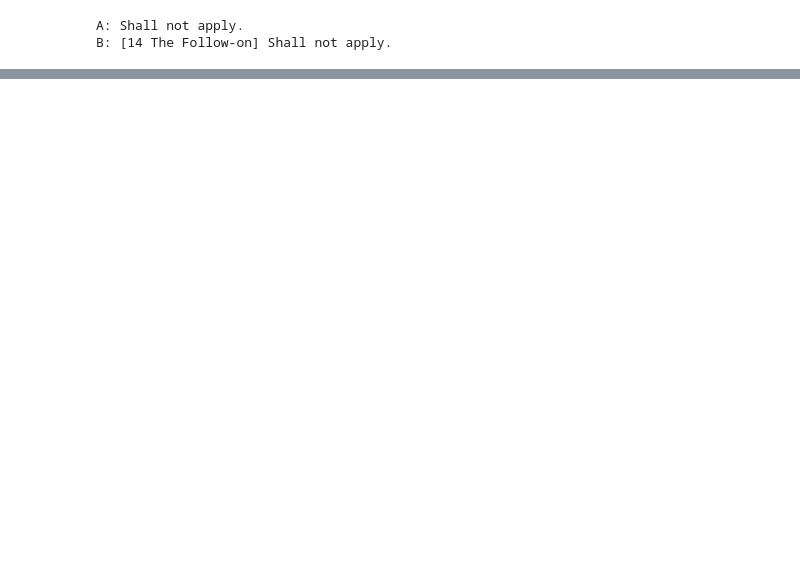
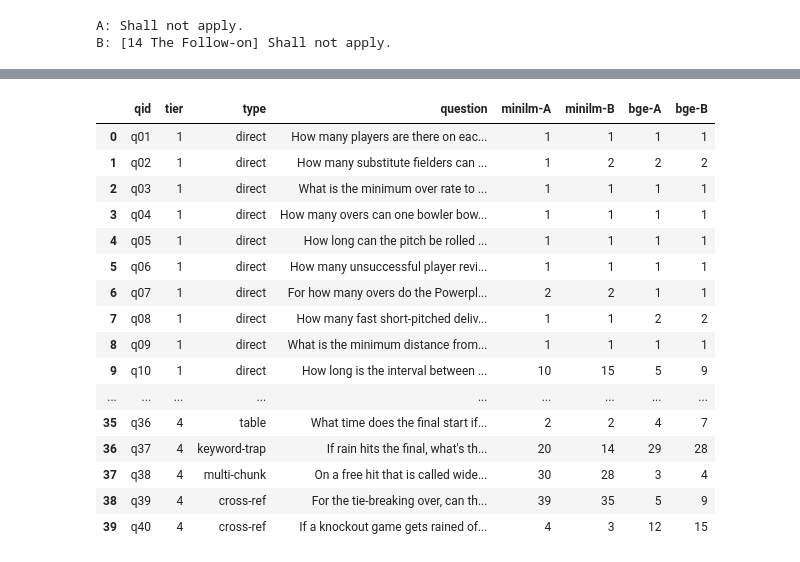
Before and after one commit to shrey715/shiori, a Jupyter notebook: rag_reranking.ipynb, the cells around one changed output, grey strips where cells are left out. Cells and saved outputs as stored; diff of their text form; code cells hidden in the pictures; blank space fills up the shorter version.

```diff
--- a/rag_reranking.ipynb
+++ b/rag_reranking.ipynb
@@ -314,0 +341,10 @@ B: [14 The Follow-on] Shall not apply.
+# %%
+DEVICE = "cuda" if torch.cuda.is_available() else "cpu"
+BI_ENCODERS = {
+    "minilm": ("sentence-transformers/all-MiniLM-L6-v2", ""),
+    "bge": ("BAAI/bge-small-en-v1.5", "Represent this sentence for searching relevant passages: "),
+}
+VERSIONS = {"A": "text", "B": "text_titled"}
+
+encoders = {name: SentenceTransformer(model_id, device=DEVICE) for name, (model_id, _) in BI_ENCODERS.items()}
+print("device:", DEVICE)
@@ -314,0 +356,9 @@ B: [14 The Follow-on] Shall not apply.
+# %%
+indexes = {}
+for name, enc in encoders.items():
+    for v, col in VERSIONS.items():
+        t0 = time.perf_counter()
+        emb = enc.encode(chunks[col].tolist(), batch_size=64, normalize_embeddings=True, convert_to_numpy=True)
+        indexes[(name, v)] = faiss.IndexFlatIP(emb.shape[1])
+        indexes[(name, v)].add(emb)
+        print(f"{name:6} {v}: {emb.shape} in {time.perf_counter() - t0:.2f}s")
@@ -314,0 +390,13 @@ B: [14 The Follow-on] Shall not apply.
+# %%
+qs = pd.read_csv(ROOT / "eval" / "questions.csv")
+
+def resolve(anchors):
+    ids = []
+    for a in anchors.split(" || "):
+        m = chunks.section_path == a[1:] if a.startswith("§") else chunks.text.str.contains(a, regex=False)
+        assert m.any(), f"anchor not found: {a}"
+        ids += chunks[m].id.tolist()
+    return ids
+
+qs["gold"] = qs.gold_anchors.map(resolve)
+qs.groupby("tier").type.value_counts().unstack(fill_value=0)
@@ -314,0 +416,31 @@ B: [14 The Follow-on] Shall not apply.
+# %%
+def gold_ranks(model, version):
+    prefix = BI_ENCODERS[model][1]
+    q = encoders[model].encode([prefix + x for x in qs.question], normalize_embeddings=True, convert_to_numpy=True)
+    _, idx = indexes[(model, version)].search(q, len(chunks))
+    ids = chunks.id.to_numpy()[idx]
+    return [min(list(row).index(g) + 1 for g in gold) for row, gold in zip(ids, qs.gold)]
+
+SETUPS = [(m, v) for m in BI_ENCODERS for v in VERSIONS]
+ranks = qs[["qid", "tier", "type", "question"]].copy()
+for m, v in SETUPS:
+    ranks[f"{m}-{v}"] = gold_ranks(m, v)
+ranks
+# %% [output]
+|  | qid | tier | type | question | minilm-A | minilm-B | bge-A | bge-B |
+| 0 | q01 | 1 | direct | How many players are there on eac... | 1 | 1 | 1 | 1 |
+| 1 | q02 | 1 | direct | How many substitute fielders can ... | 1 | 2 | 2 | 2 |
+| 2 | q03 | 1 | direct | What is the minimum over rate to ... | 1 | 1 | 1 | 1 |
+| 3 | q04 | 1 | direct | How many overs can one bowler bow... | 1 | 1 | 1 | 1 |
+| 4 | q05 | 1 | direct | How long can the pitch be rolled ... | 1 | 1 | 1 | 1 |
+| 5 | q06 | 1 | direct | How many unsuccessful player revi... | 1 | 1 | 1 | 1 |
+| 6 | q07 | 1 | direct | For how many overs do the Powerpl... | 2 | 2 | 1 | 1 |
+| 7 | q08 | 1 | direct | How many fast short-pitched deliv... | 1 | 1 | 2 | 2 |
+| 8 | q09 | 1 | direct | What is the minimum distance from... | 1 | 1 | 1 | 1 |
+| 9 | q10 | 1 | direct | How long is the interval between ... | 10 | 15 | 5 | 9 |
+| ... | ... | ... | ... | ... | ... | ... | ... | ... |
+| 35 | q36 | 4 | table | What time does the final start if... | 2 | 2 | 4 | 7 |
+| 36 | q37 | 4 | keyword-trap | If rain hits the final, what's th... | 20 | 14 | 29 | 28 |
+| 37 | q38 | 4 | multi-chunk | On a free hit that is called wide... | 30 | 28 | 3 | 4 |
+| 38 | q39 | 4 | cross-ref | For the tie-breaking over, can th... | 39 | 35 | 5 | 9 |
+| 39 | q40 | 4 | cross-ref | If a knockout game gets rained of... | 4 | 3 | 12 | 15 |
```
Also changed, not shown: parts of 21 cells of this notebook, 2 other files.
